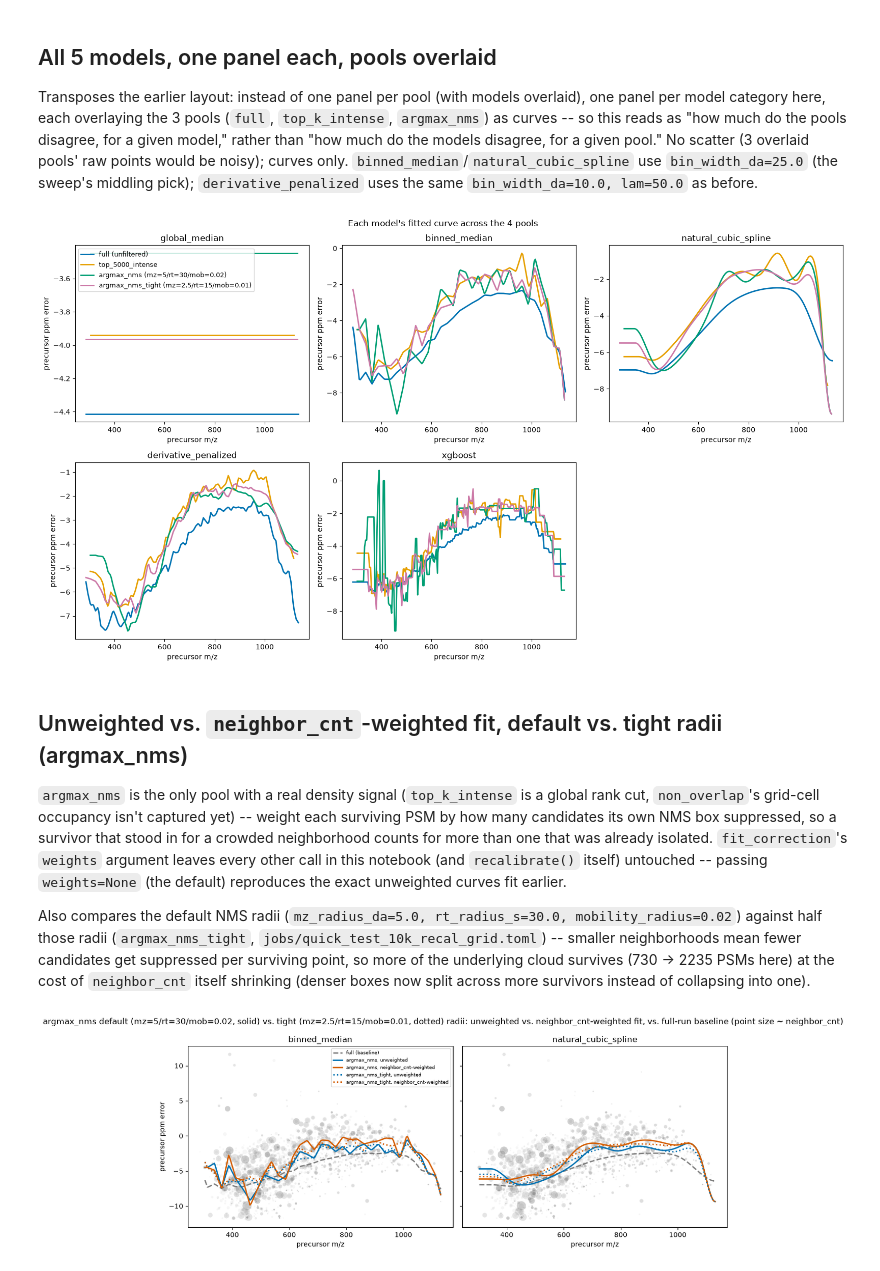
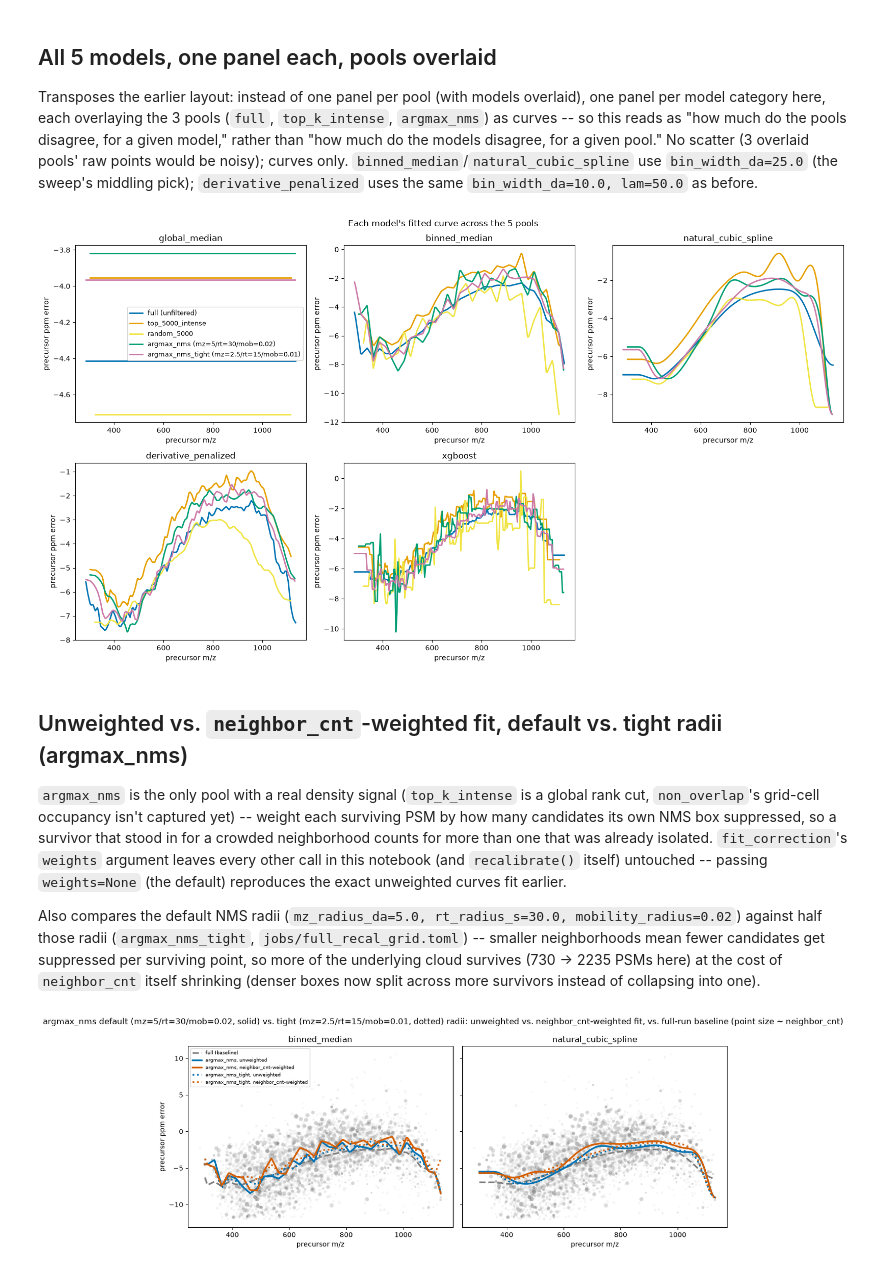
Before and after one commit to MatteoLacki/searchops, a Jupyter notebook: __dev/recalibration_model_comparison.ipynb, the cells around one changed output. Saved outputs shown, nothing was run; the diff lists cells and outputs as text; code cells hidden in the pictures.

```diff
--- a/__dev/recalibration_model_comparison.ipynb
+++ b/__dev/recalibration_model_comparison.ipynb
@@ -83,11 +84,12 @@ def find_combo(combos: dict[str, dict[str, str]], suffix: str) -> dict[str, str]
 # short_test.toml is the true unfiltered population; top_k_intense/argmax_nms are drawn
 # from quick_test_10k_recal_grid's 10,000-capped pool.
 baseline = nf_outputs("jobs/short_test.toml")["short_test"]
-grid = nf_outputs("jobs/quick_test_10k_recal_grid.toml")
+grid = nf_outputs("jobs/full_recal_grid.toml")
 
 paths = {
     "full": REPO_ROOT / baseline["sage_results_tsv"],
     "top_k_intense": REPO_ROOT / find_combo(grid, "top_k_intense")["filtered_sage_results_tsv"],
+    "random_5000": REPO_ROOT / find_combo(grid, "random_5000")["filtered_sage_results_tsv"],
     "argmax_nms": REPO_ROOT / find_combo(grid, "argmax_nms")["filtered_sage_results_tsv"],
     "argmax_nms_tight": REPO_ROOT / find_combo(grid, "argmax_nms_tight")["filtered_sage_results_tsv"],
 }
@@ -156,9 +166,9 @@ Each panel overlays the same pool's own `precursor_mz`/`precursor_ppm` scatter w
 three `fit_correction()` models fit on that same data -- so the panels compare pools,
 and the curves within each panel compare models.
 # %%
-fig, axes = plt.subplots(1, 4, figsize=(20, 5), sharey=True)
+fig, axes = plt.subplots(1, 5, figsize=(24, 5), sharey=True)
 
-for ax, panel in zip(axes, ["full", "top_k_intense", "argmax_nms", "argmax_nms_tight"]):
+for ax, panel in zip(axes, ["full", "top_k_intense", "random_5000", "argmax_nms", "argmax_nms_tight"]):
     df = dfs[panel]
     ax.scatter(
         df["precursor_mz"], df["precursor_ppm"],
@@ -193,9 +203,9 @@ wiggle), so sweep it directly rather than changing the model.
 SWEEP_WIDTHS = [10, 25, 50, 100]
 SWEEP_COLORS = dict(zip(SWEEP_WIDTHS, ["#E69F00", "#0072B2", "#009E73", "#D55E00"]))
 
-fig, axes = plt.subplots(1, 4, figsize=(20, 5), sharey=True)
+fig, axes = plt.subplots(1, 5, figsize=(24, 5), sharey=True)
 
-for ax, panel in zip(axes, ["full", "top_k_intense", "argmax_nms", "argmax_nms_tight"]):
+for ax, panel in zip(axes, ["full", "top_k_intense", "random_5000", "argmax_nms", "argmax_nms_tight"]):
     df = dfs[panel]
     ax.scatter(
         df["precursor_mz"], df["precursor_ppm"],
@@ -338,6 +441,7 @@ pick); `derivative_penalized` uses the same `bin_width_da=10.0, lam=50.0` as bef
 POOL_COLORS = {
     "full": "#0072B2",
     "top_k_intense": "#E69F00",
+    "random_5000": "#F0E442",
     "argmax_nms": "#009E73",
     "argmax_nms_tight": "#CC79A7",
 }
@@ -358,7 +462,7 @@ fig, axes = plt.subplots(2, 3, figsize=(16, 9))
 axes = axes.ravel()
 
 for ax, (model_name, fit_fn) in zip(axes, MODEL_PANELS.items()):
-    for panel in ["full", "top_k_intense", "argmax_nms", "argmax_nms_tight"]:
+    for panel in ["full", "top_k_intense", "random_5000", "argmax_nms", "argmax_nms_tight"]:
         df = dfs[panel]
         mz_line = np.linspace(df["precursor_mz"].min(), df["precursor_mz"].max(), 200)
         correction = fit_fn(df)
@@ -372,11 +476,11 @@ for ax, (model_name, fit_fn) in zip(axes, MODEL_PANELS.items()):
 
 axes[-1].axis("off")
 axes[0].legend(fontsize=9, loc="best")
-fig.suptitle("Each model's fitted curve across the 4 pools")
+fig.suptitle("Each model's fitted curve across the 5 pools")
 fig.tight_layout()
 plt.show()
 # %% [output]
-[figure, old version]
+[figure, new version]
 # %% [markdown]
 ## Unweighted vs. `neighbor_cnt`-weighted fit, default vs. tight radii (argmax_nms)
 
@@ -389,7 +493,7 @@ notebook (and `recalibrate()` itself) untouched -- passing `weights=None` (the
 default) reproduces the exact unweighted curves fit earlier.
 
 Also compares the default NMS radii (`mz_radius_da=5.0, rt_radius_s=30.0,
-mobility_radius=0.02`) against half those radii (`argmax_nms_tight`, `jobs/quick_test_10k_recal_grid.toml`)
+mobility_radius=0.02`) against half those radii (`argmax_nms_tight`, `jobs/full_recal_grid.toml`)
 -- smaller neighborhoods mean fewer candidates get suppressed per surviving point, so
 more of the underlying cloud survives (730 -> 2235 PSMs here) at the cost of `neighbor_cnt`
 itself shrinking (denser boxes now split across more survivors instead of collapsing
@@ -409,15 +513,24 @@ WEIGHT_CONFIGS = {
 
 fig, axes = plt.subplots(1, 2, figsize=(12, 5), sharey=True)
 
+# sqrt-scaled, capped marker area -- neighbor_cnt spans ~1 to ~2000+ on the uncapped
+# full population, so a linear size mapping (or even a big multiplier) produces
+# bubbles large enough to visually bury the trend lines; sqrt scaling keeps area
+# proportional to neighbor_cnt while staying in a readable size range.
+def bubble_size(neighbor_cnt):
+    return 3.0 + np.sqrt(neighbor_cnt.to_numpy())
+
 for ax, (model_name, config) in zip(axes, WEIGHT_CONFIGS.items()):
     # tight window is denser (more survivors) -- draw it first, underneath
     ax.scatter(
         argmax_tight_df["precursor_mz"], argmax_tight_df["precursor_ppm"],
-        s=argmax_tight_df["neighbor_cnt"] * 2, alpha=0.12, color="#bbbbbb", linewidths=0,
+        s=bubble_size(argmax_tight_df["neighbor_cnt"]), alpha=0.15, color="#bbbbbb",
+        linewidths=0, zorder=1,
     )
     ax.scatter(
         argmax_df["precursor_mz"], argmax_df["precursor_ppm"],
-        s=argmax_df["neighbor_cnt"] * 2, alpha=0.2, color="#808080", linewidths=0,
+        s=bubble_size(argmax_df["neighbor_cnt"]), alpha=0.25, color="#808080",
+        linewidths=0, zorder=2,
     )
 
     full_baseline = fit_correction(full_df_ref, config)
@@ -428,36 +541,36 @@ for ax, (model_name, config) in zip(axes, WEIGHT_CONFIGS.items()):
 
     ax.plot(
         mz_line, full_baseline(mz_line),
-        color="#808080", linewidth=2, linestyle="--", label="full (baseline)",
+        color="#808080", linewidth=2.5, linestyle="--", label="full (baseline)", zorder=5,
     )
     ax.plot(
         mz_line, unweighted(mz_line),
-        color="#0072B2", linewidth=2, linestyle="-", label="argmax_nms, unweighted",
+        color="#0072B2", linewidth=2.5, linestyle="-", label="argmax_nms, unweighted", zorder=5,
     )
     ax.plot(
         mz_line, weighted(mz_line),
-        color="#D55E00", linewidth=2, linestyle="-", label="argmax_nms, neighbor_cnt-weighted",
+        color="#D55E00", linewidth=2.5, linestyle="-", label="argmax_nms, neighbor_cnt-weighted", zorder=5,
     )
     ax.plot(
         mz_line, tight_unweighted(mz_line),
-        color="#0072B2", linewidth=2, linestyle=":", label="argmax_nms_tight, unweighted",
+        color="#0072B2", linewidth=2.5, linestyle=":", label="argmax_nms_tight, unweighted", zorder=5,
     )
     ax.plot(
         mz_line, tight_weighted(mz_line),
-        color="#D55E00", linewidth=2, linestyle=":", label="argmax_nms_tight, neighbor_cnt-weighted",
+        color="#D55E00", linewidth=2.5, linestyle=":", label="argmax_nms_tight, neighbor_cnt-weighted", zorder=5,
     )
 
     ax.set_title(model_name)
     ax.set_xlabel("precursor m/z")
 
 axes[0].set_ylabel("precursor ppm error")
 axes[0].legend(fontsize=7, loc="best")
 fig.suptitle(
     "argmax_nms default (mz=5/rt=30/mob=0.02, solid) vs. tight (mz=2.5/rt=15/mob=0.01, dotted) "
     "radii: unweighted vs. neighbor_cnt-weighted fit, vs. full-run baseline "
     "(point size ~ neighbor_cnt)"
 )
 fig.tight_layout()
 plt.show()
 # %% [output]
-[figure, old version]
+[figure, new version]
```
Also changed, not shown: parts of 25 cells of this notebook, 3 other files.
